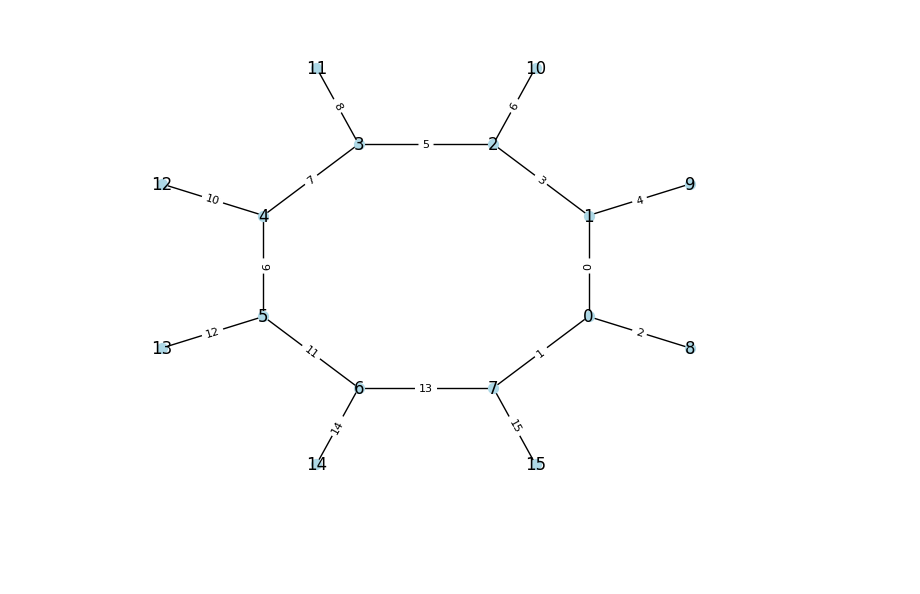
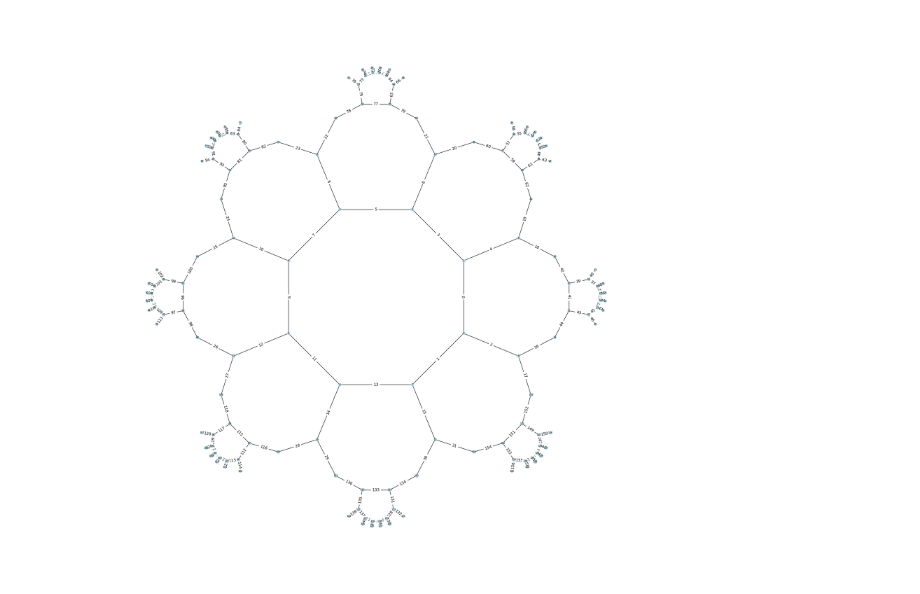
Before and after one commit to AhmeedAdelMahmoud/HQECC-Threshold, a Jupyter notebook: {8,3}-graph.ipynb, the cells around one changed output. Cells and saved outputs as stored; diff of their text form; code cells hidden in the pictures; blank space fills up the shorter version.

```diff
--- a/{8,3}-graph.ipynb
+++ b/{8,3}-graph.ipynb
@@ -64,7 +67,6 @@ edge_labels = {}  # Dictionary to store edge labels
 
 def plot_vertices_with_edges(vertices):
     d0 = hyperbolic_distance(kappa, vertices[0], vertices[1])
-    # Extract x and y coordinates
     coords = [(v.real, v.imag) for v in vertices]
 
     G = nx.Graph()
@@ -72,7 +74,6 @@ def plot_vertices_with_edges(vertices):
         G.add_node(idx, pos=pos, label=True)
 
     edge_count = 0  # Counter for edge labels
-
 
     for i, pos1 in enumerate(vertices):
         for j, pos2 in enumerate(vertices[i+1:], start=i+1):
@@ -83,11 +84,31 @@ def plot_vertices_with_edges(vertices):
 
     pos_dict = {idx: pos for idx, pos in enumerate(coords)}
 
+    # Set figure size
+    plt.figure(figsize=(20, 20))  # Adjust the width and height as needed
+
     # Draw the graph
-    nx.draw(G, node_size=50, pos=pos_dict, node_color="lightblue", with_labels=True)
+    nx.draw(
+        G,
+        pos=pos_dict,
+        node_size=50,  # Adjust node size
+        node_color="lightblue",
+        with_labels=True,
+        font_size=6,  # Increase font size for node labels
+        font_color="black"
+    )
 
     # Draw edge labels
-    nx.draw_networkx_edge_labels(G, pos=pos_dict, edge_labels=edge_labels, font_size=8)
+    nx.draw_networkx_edge_labels(
+        G,
+        pos=pos_dict,
+        edge_labels=edge_labels,
+        font_size=10,  # Increase font size for edge labels
+        label_pos=0.5,  # Adjust edge label position (closer to the center of edges)
+    )
+
+    plt.axis("equal")  # Ensure equal scaling
+    plt.show()  # Display the plot
 
     return G
 
@@ -102,36 +123,36 @@ def get_edge_labels_for_vertex(G, vertex, edge_labels):
 # %%
 p = 8
 q = 3
 
 p_B = 8
 q_B = 8
 kappa = 1
 
 unit_cell = unit_cell_positions(p,q)
 Bolza_generators = Fuchsian_generators(p_B, q_B)
 
 outer_ring = []
 #
 # more_vertices = []
 #
-# for generator in Bolza_generators:
-#     for vertex in unit_cell:
-#         new_vertex = create_new_vertex(vertex, generator)
-#     # Check if new_vertex is not in any of the vertices in D
-#         if all(hyperbolic_distance(1,new_vertex,vertex)> 0.01 for vertex in unit_cell+outer_ring):
-#             outer_ring.append(new_vertex)
+for generator in Bolza_generators:
+    for vertex in unit_cell:
+        new_vertex = create_new_vertex(vertex, generator)
+    # Check if new_vertex is not in any of the vertices in D
+        if all(hyperbolic_distance(1,new_vertex,vertex)> 0.01 for vertex in unit_cell+outer_ring):
+            outer_ring.append(new_vertex)
 
 # for j in range(len(Bolza_generators)):
 #     for k in range(len(Bolza_generators)):
 #         if k != j:
 #             for vertex in unit_cell+ outer_ring:
 #                 new_vertex = create_new_vertex(vertex, Bolza_generators[j] @ Bolza_generators[k])
 #                 if all(hyperbolic_distance(1,new_vertex,vertex)> .5 for vertex in unit_cell+outer_ring):
 #                     more_vertices.append(new_vertex)
 
 
 final_vertices = unit_cell + outer_ring
 
-graph = plot_vertices_with_edges(final_vertices)
+circuit_graph = plot_vertices_with_edges(final_vertices)
 # %% [output]
-[figure, old version]
+[figure, new version]
```
Also changed, not shown: parts of 7 cells of this notebook.
